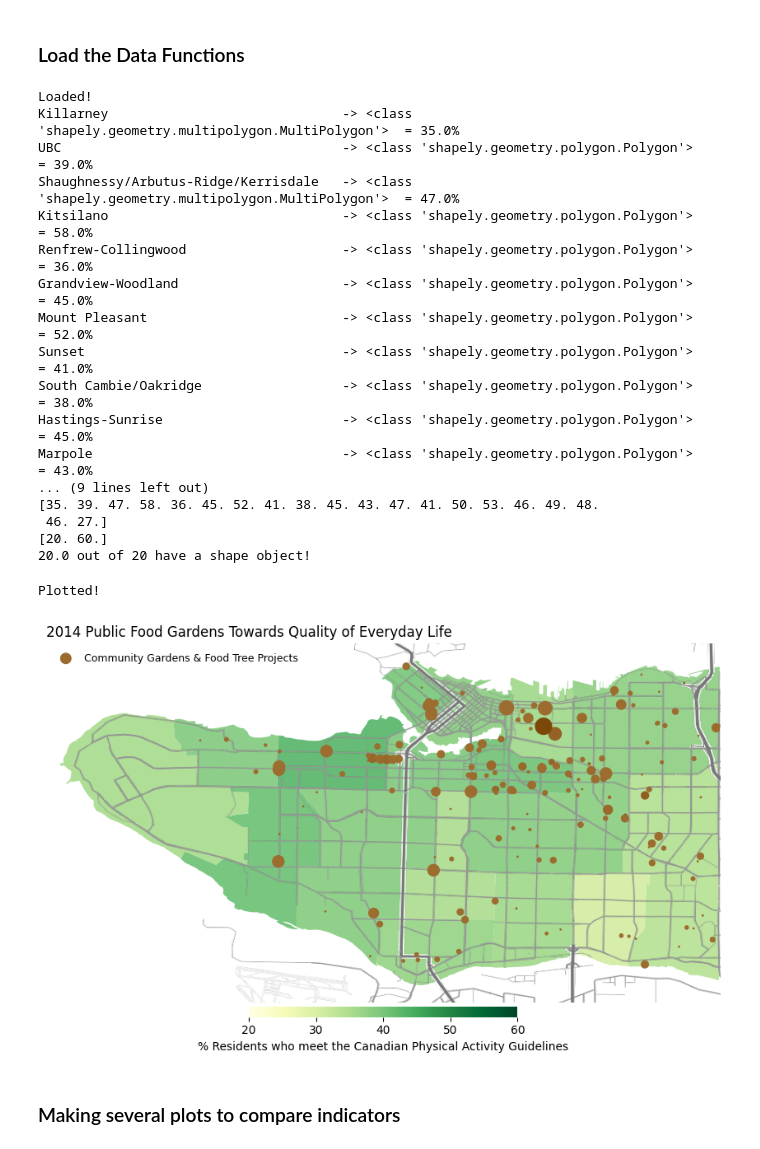
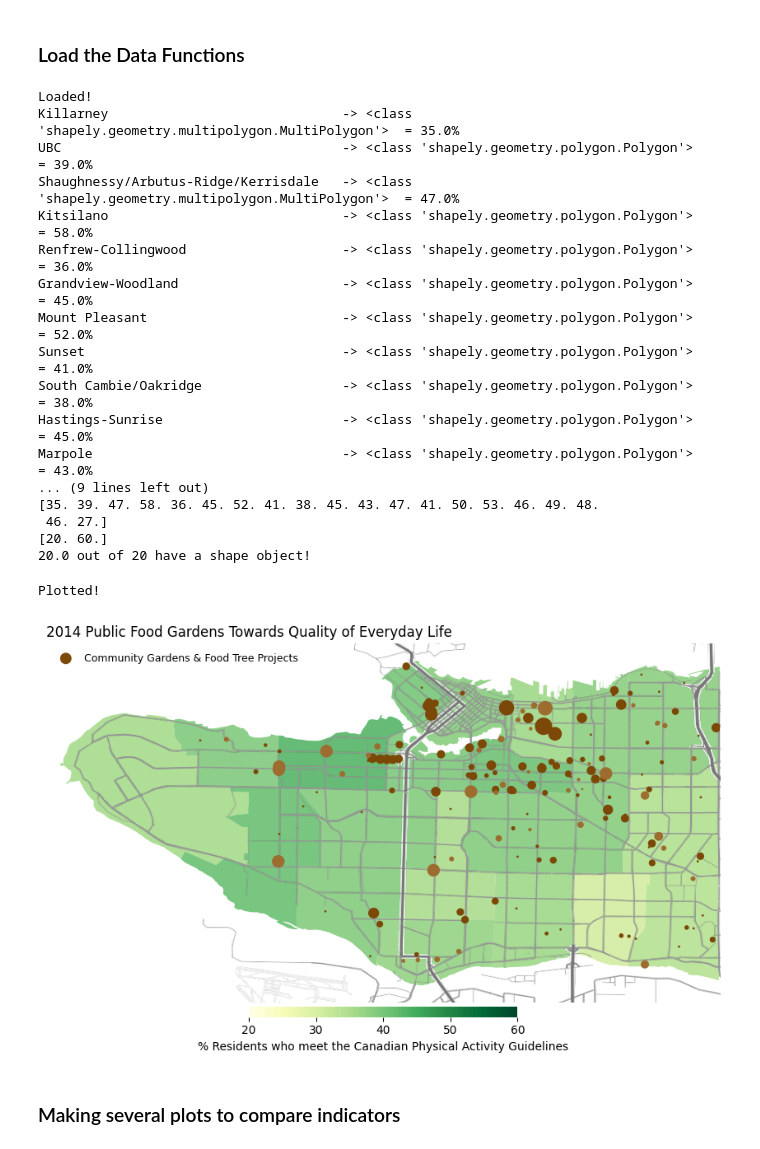
Before and after one commit to Ham0osh/CMNS-313, a Jupyter notebook: Assignment 4/gardens-and-indicators.ipynb, the cells around one changed output. Saved outputs shown, nothing was run; the diff lists cells and outputs as text; code cells hidden in the pictures.

Commit message:
Try colouring garden points based on the year it was made

```diff
--- a/Assignment 4/gardens-and-indicators.ipynb
+++ b/Assignment 4/gardens-and-indicators.ipynb
@@ -68,12 +68,19 @@ def select_data(indicator_year, indicator_geolevel, indicator_quality, df_geo, d
 
     plots = df_garden['NUMBER_OF_PLOTS'].to_numpy()
     plots = np.where(np.isnan(plots), -40, plots)
-    return geoGeom, geom, val, geoName, lat, lon,trees, plots
+
+    year_created = df_garden['YEAR_CREATED'].to_numpy()
+    year_created = np.where(year_created == 'pre-1970', 1900, year_created)
+    year_created = np.where(year_created == 'pre 2000', 1900, year_created)
+    year_created = np.where(year_created == 'NaN', 1900, year_created).astype(float)
+    year_created = np.where(np.isnan(year_created), 1900, year_created)
+
+    return geoGeom, geom, val, geoName, lat, lon, trees, plots, year_created
 
 ### Load in Data
 df_geo, df_garden = load_data_files_as_df()
 # %%
-def generate_plot(geoGeom, geom, val, geoName, lat, lon, trees, plots, choropleth_indicator, year, area_indicator, scaleBounds=False,
+def generate_plot(geoGeom, geom, val, geoName, lat, lon, trees, plots, year_created, choropleth_indicator, year, area_indicator, scaleBounds=False,
                   colormap='ptol_nightfall', fileName='plots/test', map_edge_padding=0.005, map_style='terrain', plot_size=np.array([6.6, 4.4])*2):
     fig, ax = plt.subplots(1, 1, figsize = plot_size)
     colors = hc.HamColour.from_name(colormap)
@@ -128,7 +135,7 @@ def generate_plot(geoGeom, geom, val, geoName, lat, lon, trees, plots, choroplet
     cb.outline.set_visible(False)
 
     # Add garden scatter
-    c = ax.scatter(lon[::], lat[::], s=plots + 1, c=np.where(trees >= 0, trees, -1), zorder = 100, cmap = hmap.cmap,
+    c = ax.scatter(lon[::], lat[::], s=plots + 1, c=np.where(year_created >= int(year), 0, 1), zorder = 100, cmap = hmap.cmap,
                    label = 'Community Gardens & Food Tree Projects')
 
     print(f'{np.sum(hasGeom):} out of {totSize} have a shape object!')
@@ -166,38 +173,38 @@ map_style = 'terrain'  # 'toner' or 'terrain'
 plot_size = np.array([3.3, 2.2])*4
 
 # File saving
-fileName = 'plots/' + 'garden-indicator'
+fileName = 'plots/' + 'garden-indicator-projectDate'
 
 # %-------------- Filter Data --------------%
-geoGeom, geom, val, geoName, lat, lon, trees, plots = select_data(year, area_indicator, choropleth_indicator,
-                                                                  df_geo, df_garden)
+geoGeom, geom, val, geoName, lat, lon, trees, plots, year_created = select_data(year, area_indicator, choropleth_indicator,
+                                                                                df_geo, df_garden)
 
 print('Loaded!')
 
-fig, ax = generate_plot(geoGeom, geom, val, geoName, lat, lon, trees, plots, colormap='YlGn', scaleBounds=True,
+fig, ax = generate_plot(geoGeom, geom, val, geoName, lat, lon, trees, plots, year_created, colormap='YlGn', scaleBounds=True,
                         choropleth_indicator=choropleth_indicator, year=year, area_indicator=area_indicator)
 
 print('Plotted!')
 # %% [output]
 Loaded!
 Killarney                              -> <class 'shapely.geometry.multipolygon.MultiPolygon'>  = 35.0%
 UBC                                    -> <class 'shapely.geometry.polygon.Polygon'>            = 39.0%
 Shaughnessy/Arbutus-Ridge/Kerrisdale   -> <class 'shapely.geometry.multipolygon.MultiPolygon'>  = 47.0%
 Kitsilano                              -> <class 'shapely.geometry.polygon.Polygon'>            = 58.0%
 Renfrew-Collingwood                    -> <class 'shapely.geometry.polygon.Polygon'>            = 36.0%
 Grandview-Woodland                     -> <class 'shapely.geometry.polygon.Polygon'>            = 45.0%
 Mount Pleasant                         -> <class 'shapely.geometry.polygon.Polygon'>            = 52.0%
 Sunset                                 -> <class 'shapely.geometry.polygon.Polygon'>            = 41.0%
 South Cambie/Oakridge                  -> <class 'shapely.geometry.polygon.Polygon'>            = 38.0%
 Hastings-Sunrise                       -> <class 'shapely.geometry.polygon.Polygon'>            = 45.0%
 Marpole                                -> <class 'shapely.geometry.polygon.Polygon'>            = 43.0%
 ... (9 lines left out)
 [35. 39. 47. 58. 36. 45. 52. 41. 38. 45. 43. 47. 41. 50. 53. 46. 49. 48.
  46. 27.]
 [20. 60.]
 20.0 out of 20 have a shape object!
 Plotted!
-[figure, old version]
+[figure, new version]
 # %% [markdown]
 ### Making several plots to compare indicators
 # %%
```
Also changed, not shown: 3 other files.
